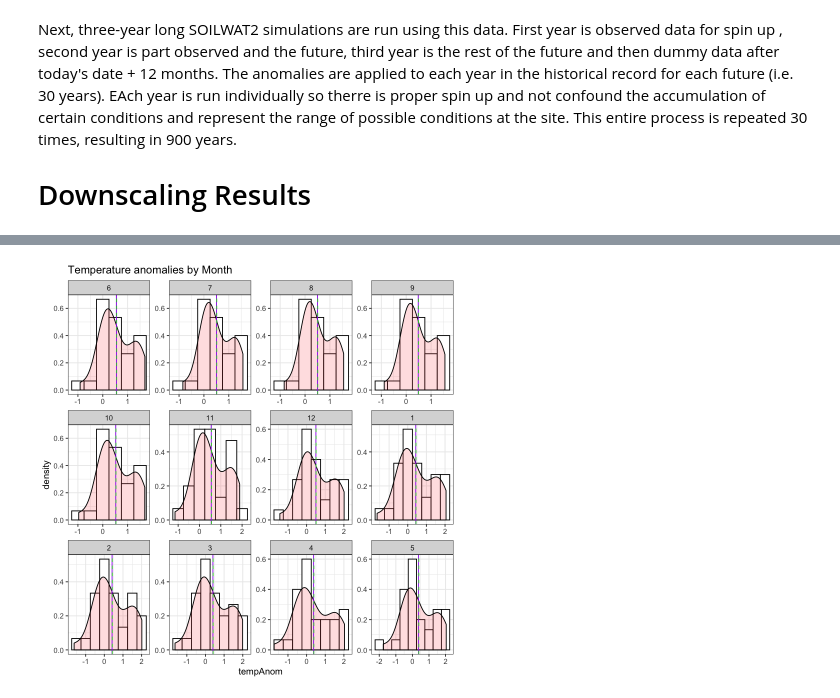
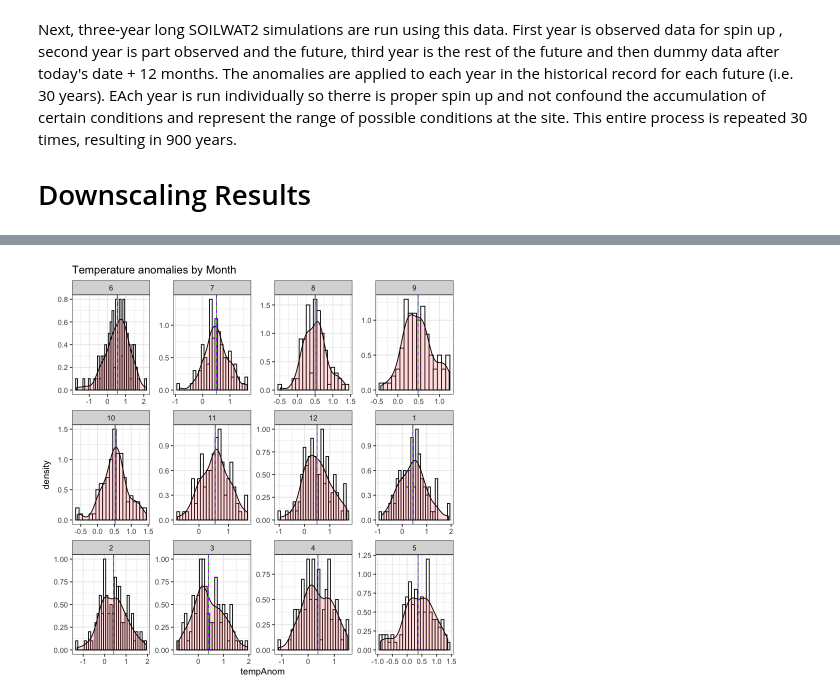
Before and after one commit to DrylandEcology/gridSTDF, a Jupyter notebook: ShortTermDroughtForecaster_Logic.ipynb, the cells around one changed output, grey strips where cells are left out. Saved outputs shown, nothing was run; the diff lists cells and outputs as text; code cells hidden in the pictures.

Commit message:
Set up multivariate anomaly sampling.
Continued changes and improvements to figure code.

```diff
--- a/ShortTermDroughtForecaster_Logic.ipynb
+++ b/ShortTermDroughtForecaster_Logic.ipynb
@@ -229,0 +127,5 @@ For these broad forecasts to reflect site-specific climatology we apply these re
+# %%
+print("Months & Leads Table")
+
+monthLeads <- makeMonthLeadRelationshipTable(TempAnoms)
+monthLeads
@@ -343,73 +344,42 @@ ggplot(PPTAnoms, aes(Anom_CF)) +
 # %%
-# Plot comparing monthly means to LEADS
-print('Density plots of monthly anomalies used in SOILWAT2')
-source('figureCode/presentationFigs/FigureDataPrep.R')
-AnomSave2 <- AnomSave
-AnomSave2$Month <- factor(AnomSave2$Month, levels = c(6:12, 1:5))
+source('figureCode/testFigs/FigureDataPrep.R')
+# Plots comparing the distribution of generated anomaly data at the Monthly level
+# to NWS values for the same monthly periods
 
-# ----- 30 sets of monthly anomalies vs. affiliated NWS data
+print('Density and box plots of monthly anomalies used in SOILWAT2 vs NWS')
+
+#source('figureCode/presentationFigs/FigureDataPrep.R')
+MonthlyAnoms2 <- MonthlyAnoms # monthly anamoly data entered into SW
+MonthlyAnoms2$Month <- factor(MonthlyAnoms2$Month, levels = c(6:12, 1:5))
+generatedMean <- setDT(MonthlyAnoms2)[,.(meanGenAnom = mean(tempAnom)), .(Month)]
+
+# ----- 100 sets of monthly anomalies vs. affiliated NWS data
 # temperature
-NWSMeans <- setDT(NWSAnomsAll1)[,.(meanForecastDiff = mean(ForecastDiff)), .(m)]
+NWSMeans <- setDT(NWSAnomsAll1)[,.(meanAnom = mean(Anom_C)), .(m)]
 names(NWSMeans)[1] <- 'Month'
-generatedMean <- setDT(AnomSave2)[,.(meanGenAnom = mean(tempAnom)), .(Month)]
 NWSMeans$Month <- factor(NWSMeans$Month, levels = c(6:12, 1:5))
 NWSMeans$Year <- c(rep(2021,5), rep(2020, 7))
 NWSMeans$Date <- as.Date(paste0(NWSMeans$Year, '-', NWSMeans$Month, '-05'))
 
-ggplot(AnomSave2, aes(tempAnom)) +
-  geom_histogram(aes(y=..density..), colour="black", fill="white", binwidth = 0.5)+
+ggplot(MonthlyAnoms2, aes(tempAnom)) +
+  geom_histogram(aes(y=..density..), colour="black", fill="white", binwidth =.1)+
   geom_density(alpha=.2, fill="#FF6666") +
   facet_wrap(~Month, scales = 'free') +
   labs(title = 'Temperature anomalies by Month') +
-  geom_vline(data = NWSMeans, aes(xintercept = meanForecastDiff), color = 'purple') +
+  geom_vline(data = NWSMeans, aes(xintercept = meanAnom), color = 'purple') +
   geom_vline(data = generatedMean, aes(xintercept = meanGenAnom), color = 'limegreen', linetype = 'dashed')+
   theme_bw()
 
 ggplot() +
-  geom_boxplot(data = AnomSave2, aes(Date, tempAnom, group = Month), fatten = NULL, width = 7, alpha = 0.8) +
-  stat_summary(data = AnomSave2, aes(Date, tempAnom, group = Month, ymax = ..y.., ymin = ..y..),
+  geom_boxplot(data = MonthlyAnoms2, aes(Date, tempAnom, group = Month), fatten = NULL, width = 7, alpha = 0.8) +
+  stat_summary(data = MonthlyAnoms2, aes(Date, tempAnom, group = Month, ymax = ..y.., ymin = ..y..),
                fun.y = mean, geom = "errorbar", size = 1.2, color = 'limegreen') +
-  geom_point(data = AnomSave2, aes(Date, tempAnom, group = Month), shape = 21, size =.5, fill = NA) +
+  geom_point(data = MonthlyAnoms2, aes(Date, tempAnom, group = Month), shape = 21, size =.5, fill = NA) +
   # NWS dots and lines
-  stat_summary(data = NWSMeans, aes(Date, meanForecastDiff, ymax = ..y.., ymin = ..y..),
+  stat_summary(data = NWSMeans, aes(Date, meanAnom, ymax = ..y.., ymin = ..y..),
                fun.y = mean, geom = "errorbar", size = 1.2, color = 'purple') +
-  geom_pointrange(data = NWSAnomsAll1, aes(Date, ForecastDiff,
-                                           ymin = ForecastDiff - ForecastedSD,
-                                           ymax = ForecastDiff + ForecastedSD), shape = 21, fill = 'black', color = 'magenta') +
+  geom_pointrange(data = NWSAnomsAll1, aes(Date, Anom_C,
+                                           ymin = Anom_C - ForecastedSD_Temp_C,
+                                           ymax = Anom_C + ForecastedSD_Temp_C), shape = 21, fill = 'black', color = 'magenta') +
    theme_bw()
-
-
-
-# precip
-
-NWSMeans <- setDT(NWSAnomsAll2)[,.(meanForecastDiff = mean(ForecastDiff)), .(m)]
-names(NWSMeans)[1] <- 'Month'
-generatedMean <- setDT(AnomSave2)[,.(meanGenAnom = mean(pptAnom_cm)), .(Month)]
-NWSMeans$Month <- factor(NWSMeans$Month, levels = c(6:12, 1:5))
-NWSMeans$Year <- c(rep(2021,5), rep(2020, 7))
-NWSMeans$Date <- as.Date(paste0(NWSMeans$Year, '-', NWSMeans$Month, '-05'))
-
-# hists
-ggplot(AnomSave2, aes(pptAnom_cm)) +
-  geom_histogram(aes(y=..density..), colour="black", fill="white", binwidth = .5)+
-  geom_density(alpha=.2, fill="#FF6666") +
-  facet_wrap(~Month, scales = 'free') +
-  labs(title = 'Precipitation anomalies by Month') +
-  geom_vline(data = NWSMeans, aes(xintercept = meanForecastDiff), color = 'purple') +
-  geom_vline(data = generatedMean, aes(xintercept = meanGenAnom), color = 'limegreen', linetype = 'dashed')+
-  theme_bw()
-
-# boxplots
-ggplot() +
-  geom_boxplot(data = AnomSave2, aes(Date, pptAnom_cm, group = Month), fatten = NULL, width = 7, alpha = 0.8) +
-  stat_summary(data = AnomSave2, aes(Date, pptAnom_cm, group = Month, ymax = ..y.., ymin = ..y..),
-              fun.y = mean, geom = "errorbar", size = 1.2, color = 'limegreen') +
-  geom_point(data = AnomSave2, aes(Date, pptAnom_cm, group = Month), shape = 21, size =.5, fill = NA) +
-  # NWS dots and lines
-  stat_summary(data = NWSMeans, aes(Date, meanForecastDiff, ymax = ..y.., ymin = ..y..),
-               fun.y = mean, geom = "errorbar", size = 1.2, color = 'purple') +
-  geom_pointrange(data = NWSAnomsAll2, aes(Date, ForecastDiff,
-                                           ymin = ForecastDiff - ForecastedSD_cm,
-                                           ymax = ForecastDiff + ForecastedSD_cm), shape = 21, fill = 'black', color = 'magenta') +
-  theme_bw()
 # %% [output]
@@ -417 +404 @@ ggplot() +
-[figure, old version]
+[figure, new version]
```
Also changed, not shown: parts of 27 cells of this notebook, 30 other files.
